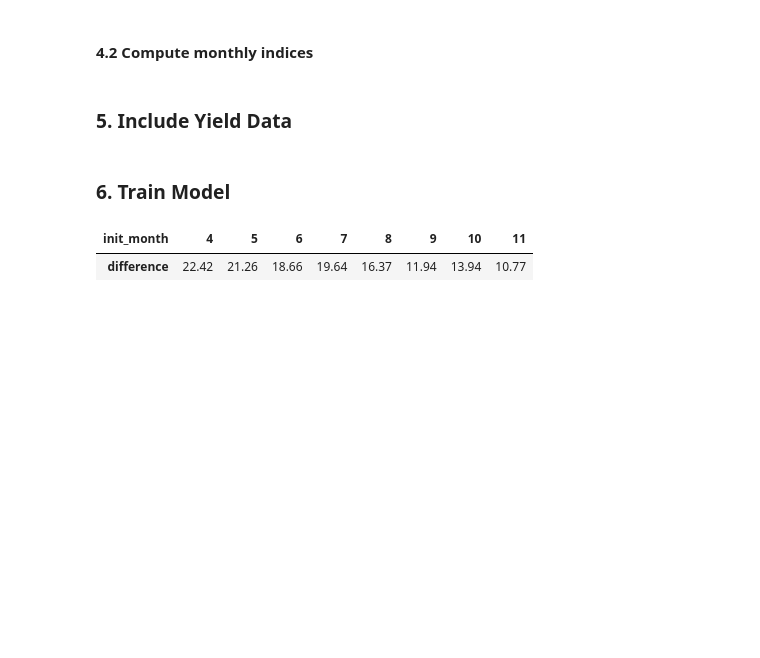
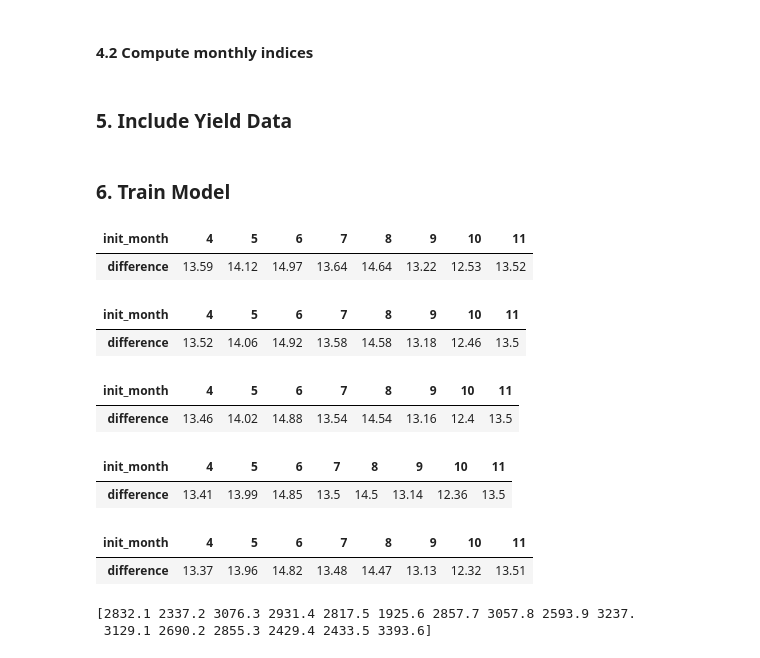
Before and after one commit to mzachow/wheat-yield-forecast-brazil, a Jupyter notebook: paper.ipynb, the cells around one changed output. Saved outputs shown, nothing was run; the diff lists cells and outputs as text; code cells hidden in the pictures; blank space fills up the shorter version.

```diff
--- a/paper.ipynb
+++ b/paper.ipynb
@@ -498,7 +524,7 @@ def hyperparameter_tuning(train_df, national_yield, model="ECMWF", subset=list(r
                                         & (train_df["zone"] == group), variables_by_group[group-1]]
 
                 # make prediction
-                y_predicted = reg.predict(X_val)[0]
+                y_predicted = reg.predict(X_val)[0] + 110
                 # store prediction weighted by contribution of group to national production
                 current_forecasts_by_init_month.loc[current_forecasts_by_init_month["init_month"] == month_in_season, "predicted"] += y_predicted * group_to_relative_production[group]
                 #print(current_forecasts_by_init_month)
@@ -517,8 +543,28 @@ def hyperparameter_tuning(train_df, national_yield, model="ECMWF", subset=list(r
     national_forecasts_by_init_month = national_forecasts_by_init_month.set_index("init_month").transpose()
 
     return national_forecasts_by_init_month
-# %%
-hyperparameter_tuning(cross_validation_dataset, yield_national, "NCEP", subset=[11])
-# %% [output]
-| init_month | 4 | 5 | 6 | 7 | 8 | 9 | 10 | 11 |
-| difference | 22.42 | 21.26 | 18.66 | 19.64 | 16.37 | 11.94 | 13.94 | 10.77 |
+# %%
+hyperparameter_tuning(cross_validation_dataset, yield_national, "NCEP", subset=list(range(4,12))) # 70
+# %% [output]
+| init_month | 4 | 5 | 6 | 7 | 8 | 9 | 10 | 11 |
+| difference | 13.59 | 14.12 | 14.97 | 13.64 | 14.64 | 13.22 | 12.53 | 13.52 |
+# %%
+hyperparameter_tuning(cross_validation_dataset, yield_national, "NCEP", subset=list(range(4,12))) # 80
+# %% [output]
+| init_month | 4 | 5 | 6 | 7 | 8 | 9 | 10 | 11 |
+| difference | 13.52 | 14.06 | 14.92 | 13.58 | 14.58 | 13.18 | 12.46 | 13.5 |
+# %%
+hyperparameter_tuning(cross_validation_dataset, yield_national, "NCEP", subset=list(range(4,12))) # 90
+# %% [output]
+| init_month | 4 | 5 | 6 | 7 | 8 | 9 | 10 | 11 |
+| difference | 13.46 | 14.02 | 14.88 | 13.54 | 14.54 | 13.16 | 12.4 | 13.5 |
+# %%
+hyperparameter_tuning(cross_validation_dataset, yield_national, "NCEP", subset=list(range(4,12))) # 100
+# %% [output]
+| init_month | 4 | 5 | 6 | 7 | 8 | 9 | 10 | 11 |
+| difference | 13.41 | 13.99 | 14.85 | 13.5 | 14.5 | 13.14 | 12.36 | 13.5 |
+# %%
+hyperparameter_tuning(cross_validation_dataset, yield_national, "NCEP", subset=list(range(4,12))) # 110
+# %% [output]
+| init_month | 4 | 5 | 6 | 7 | 8 | 9 | 10 | 11 |
+| difference | 13.37 | 13.96 | 14.82 | 13.48 | 14.47 | 13.13 | 12.32 | 13.51 |
@@ -524,0 +618,9 @@ hyperparameter_tuning(cross_validation_dataset, yield_national, "NCEP", subset=[
+# %%
+results = ((visualize_cross_validation(cross_validation_dataset, yield_national) / 1000)
+           .round(2)
+           .stack()
+           .reset_index()
+           .rename(columns={"level_2":"init_month", 0:"yield"}))
+# %% [output]
+[2832.1 2337.2 3076.3 2931.4 2817.5 1925.6 2857.7 3057.8 2593.9 3237.
+ 3129.1 2690.2 2855.3 2429.4 2433.5 3393.6]
```
Also changed, not shown: parts of 21 cells of this notebook.
